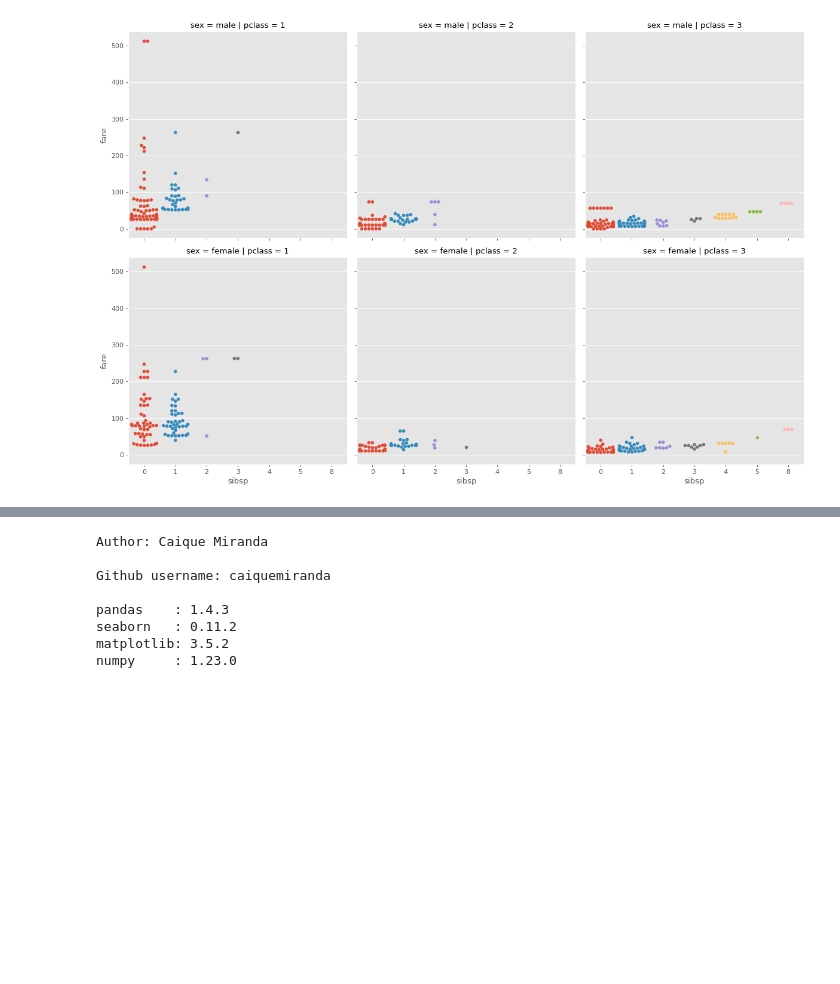
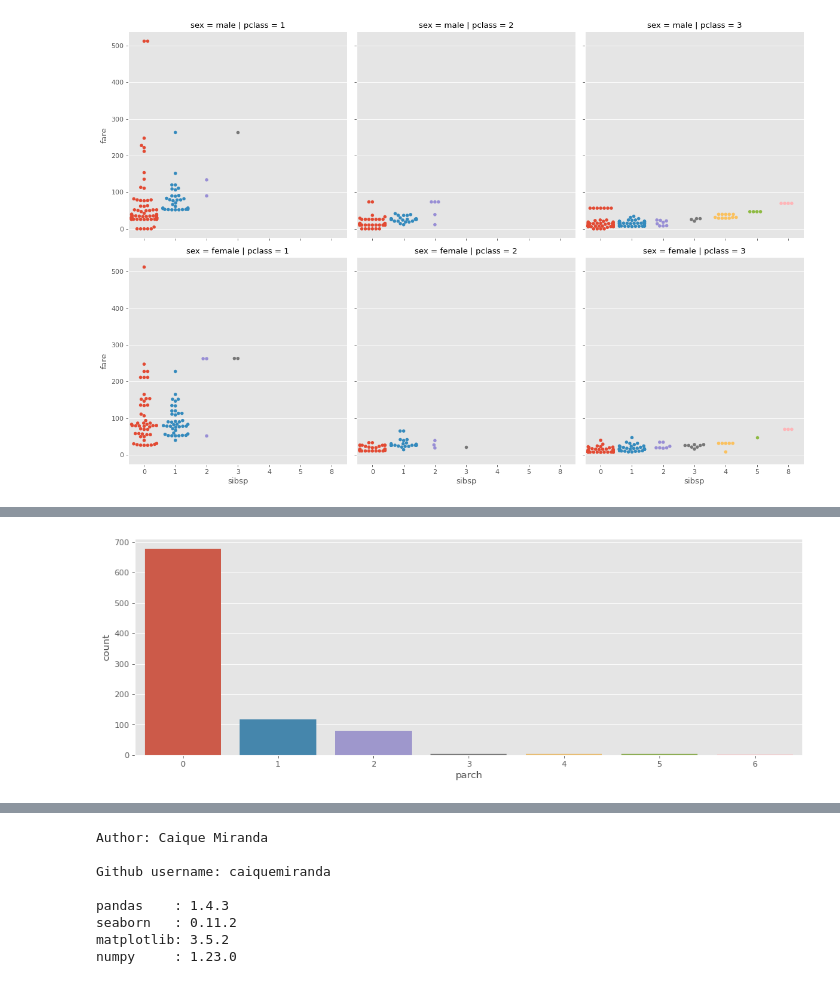
Before and after one commit to caiquemiranda/data-visualization-python, a Jupyter notebook: 10-analysis-visualization-titanic-dataset.ipynb, the cells around one changed output, grey strips where cells are left out. Saved outputs shown, nothing was run; the diff lists cells and outputs as text; code cells hidden in the pictures; blank space fills up the shorter version.

Commit message:
parch-part-1

```diff
--- a/10-analysis-visualization-titanic-dataset.ipynb
+++ b/10-analysis-visualization-titanic-dataset.ipynb
@@ -742,0 +758,5 @@ sns.catplot(x= 'sibsp',
+# %%
+sns.countplot('parch',
+              data= titanic);
+# %% [output]
+[figure, added]
```
Also changed, not shown: parts of 5 cells of this notebook.
